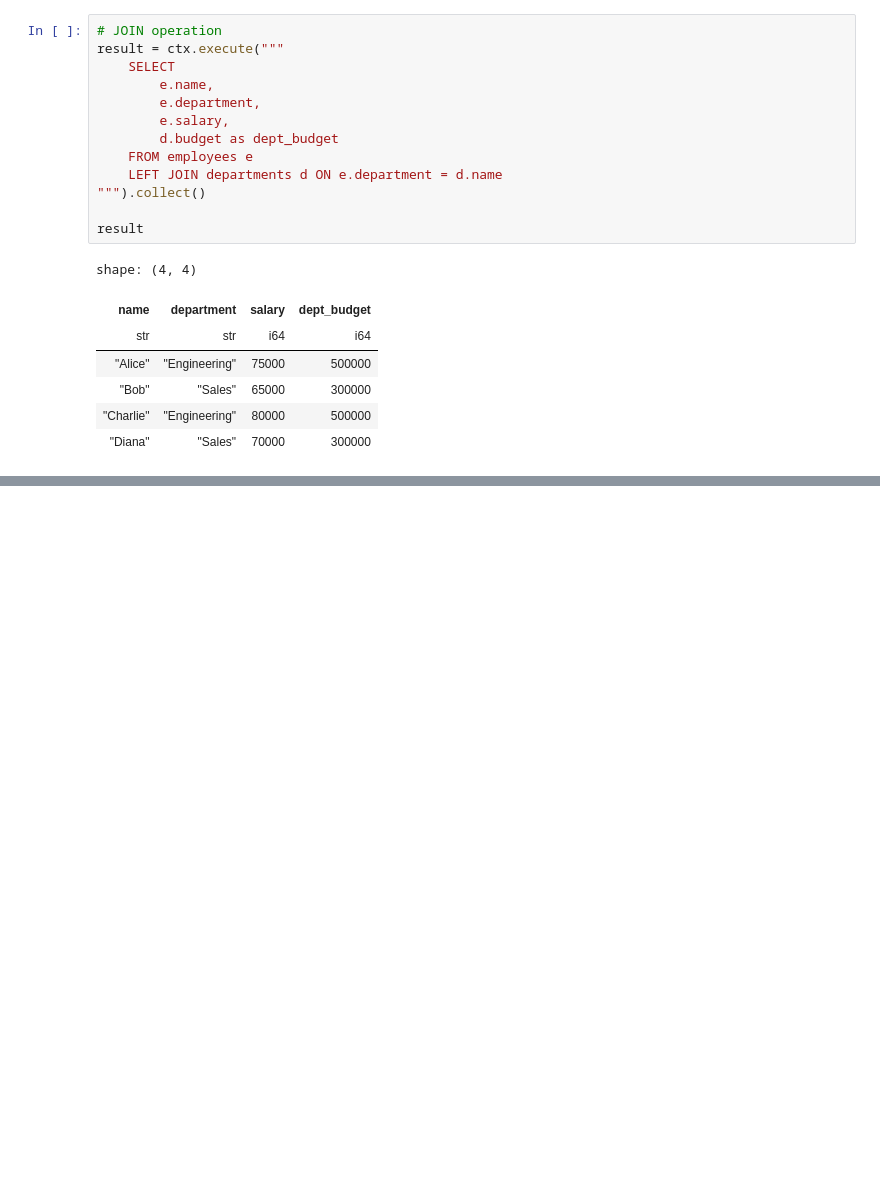
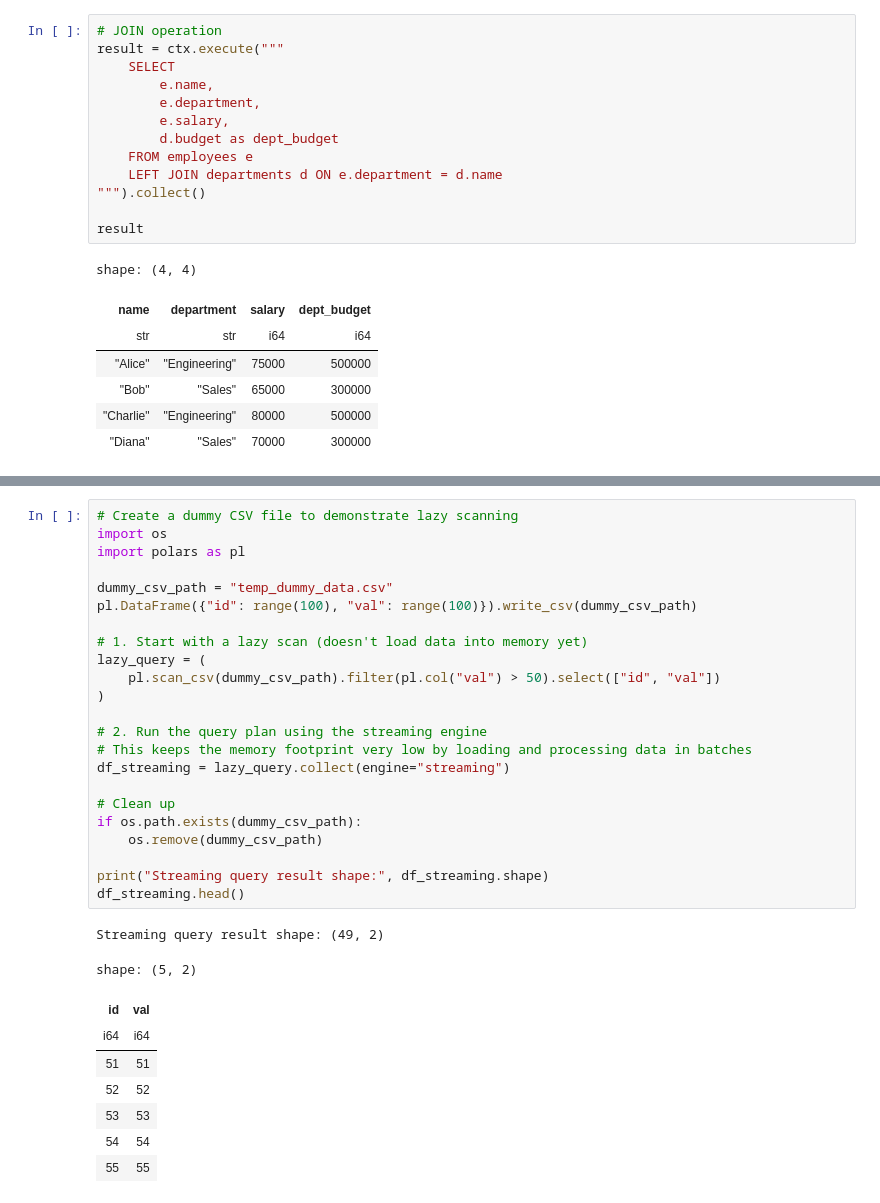
Before and after one commit to PGupta-Git/handson-mlp, a Jupyter notebook: tools_polars.ipynb, the cells around one changed output, grey strips where cells are left out. Drawn from its saved outputs; the diff is of its cells as text; blank space fills up the shorter version.

Commit message:
add database connection and advanced topics to Polars notebook

```diff
--- a/tools_polars.ipynb
+++ b/tools_polars.ipynb
@@ -2729,0 +2789,33 @@ shape: (4, 4)
+# %%
+# Create a dummy CSV file to demonstrate lazy scanning
+import os
+import polars as pl
+
+dummy_csv_path = "temp_dummy_data.csv"
+pl.DataFrame({"id": range(100), "val": range(100)}).write_csv(dummy_csv_path)
+
+# 1. Start with a lazy scan (doesn't load data into memory yet)
+lazy_query = (
+    pl.scan_csv(dummy_csv_path).filter(pl.col("val") > 50).select(["id", "val"])
+)
+
+# 2. Run the query plan using the streaming engine
+# This keeps the memory footprint very low by loading and processing data in batches
+df_streaming = lazy_query.collect(engine="streaming")
+
+# Clean up
+if os.path.exists(dummy_csv_path):
+    os.remove(dummy_csv_path)
+
+print("Streaming query result shape:", df_streaming.shape)
+df_streaming.head()
+# %% [output]
+Streaming query result shape: (49, 2)
+shape: (5, 2)
+| id | val |
+| i64 | i64 |
+| 51 | 51 |
+| 52 | 52 |
+| 53 | 53 |
+| 54 | 54 |
+| 55 | 55 |
```
Also changed, not shown: parts of 13 cells of this notebook, 2 other files.
